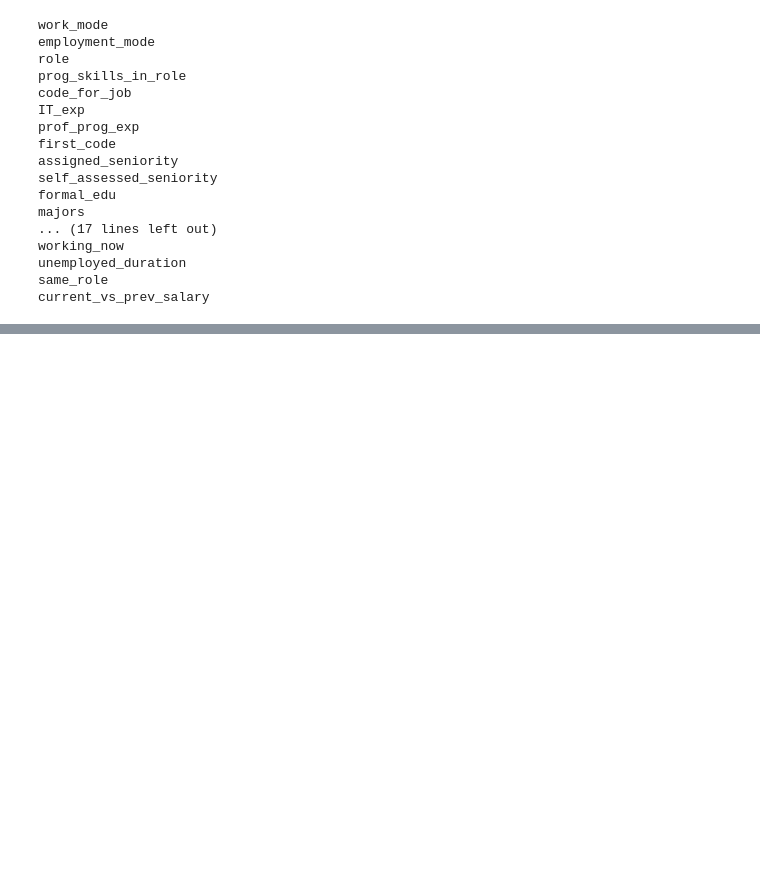
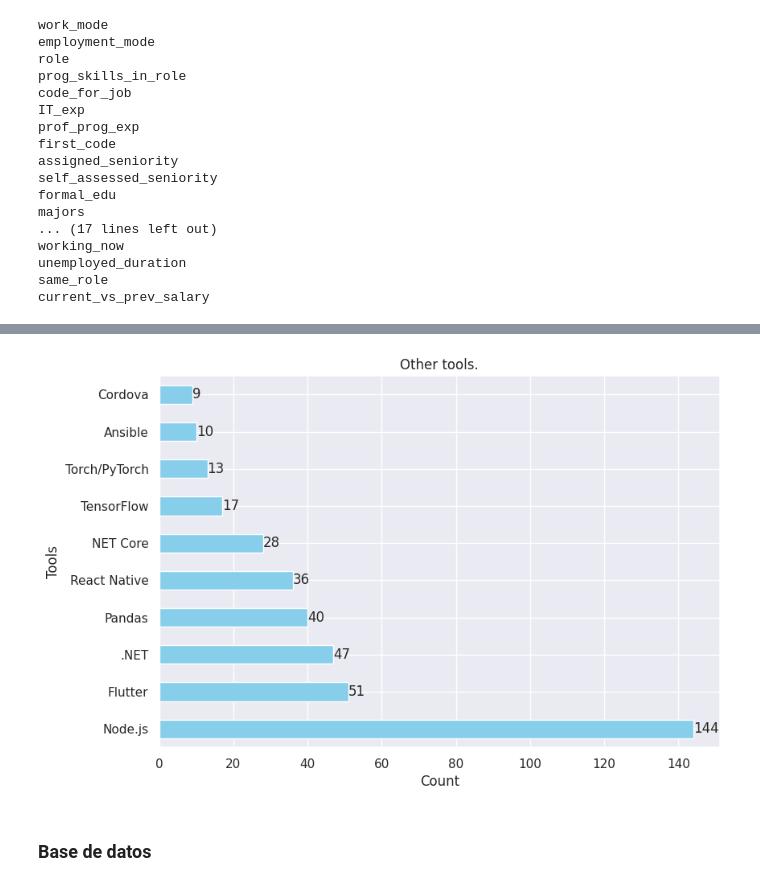
Before and after one commit to TorrezMN/Enc.-Devs-2024-Py, a Jupyter notebook: notebooks/tecnología_y_herramientas.ipynb, the cells around one changed output, grey strips where cells are left out. Drawn from its saved outputs; the diff is of its cells as text; code cells hidden in the pictures; blank space fills up the shorter version.

```diff
--- a/notebooks/tecnología_y_herramientas.ipynb
+++ b/notebooks/tecnología_y_herramientas.ipynb
@@ -69,0 +117,11 @@ current_vs_prev_salary
+# %%
+plot_uniques_count(
+    uniques_count_to_dataframe(get_column_uniques_count(df, "other_tools")),
+    "Other tools.",
+    "Count",
+    "Tools",
+)
+# %% [output]
+[figure, added]
+# %% [markdown]
+### Base de datos
```
Also changed, not shown: parts of 55 cells of this notebook.
